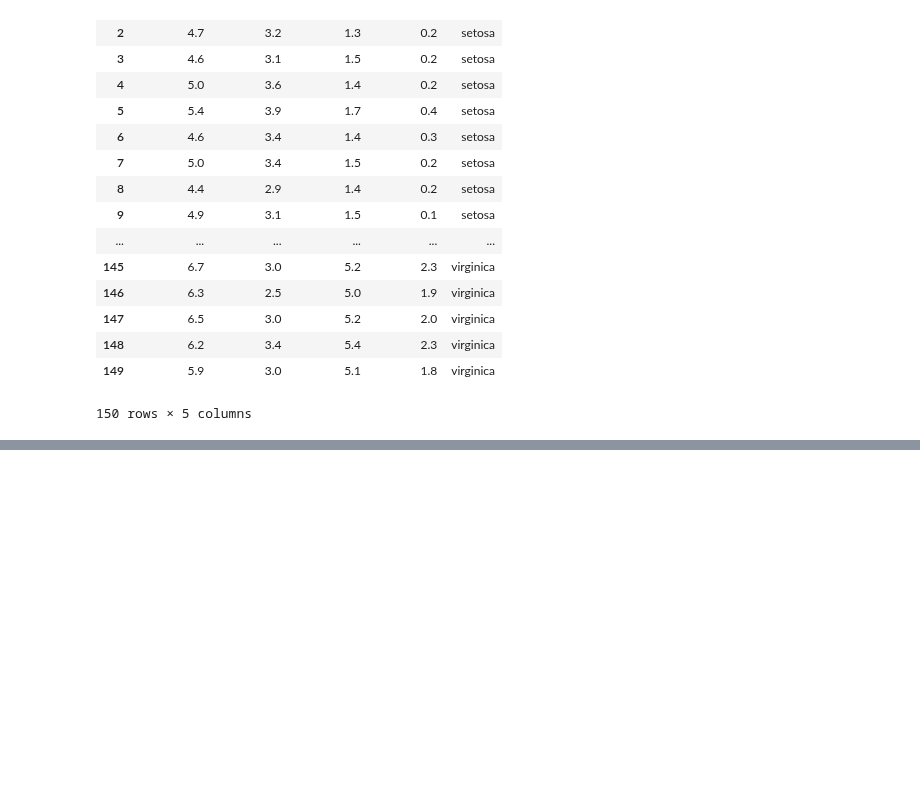
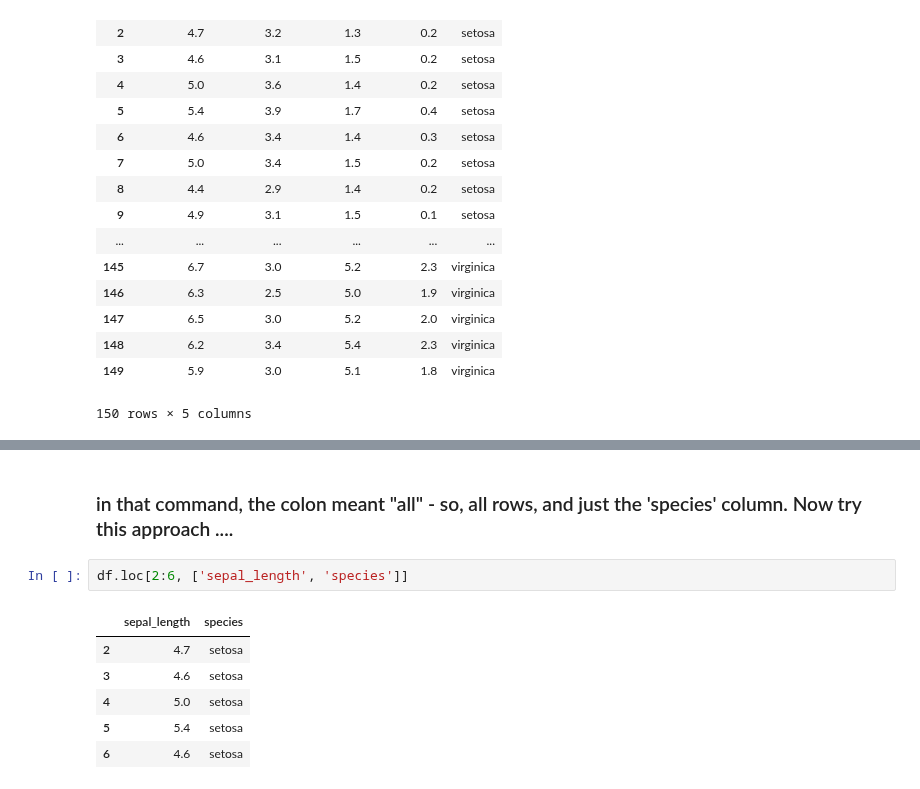
Before and after one commit to Aqua5lad/numpy-random-assignment, a Jupyter notebook: numpy-random.ipynb, the cells around one changed output, grey strips where cells are left out. Drawn from its saved outputs; the diff is of its cells as text; blank space fills up the shorter version.

```diff
--- a/numpy-random.ipynb
+++ b/numpy-random.ipynb
@@ -237,0 +327,11 @@ df
+# %% [markdown]
+### in that command, the colon meant "all" - so, all rows, and just the 'species' column. Now try this approach ....
+# %%
+df.loc[2:6, ['sepal_length', 'species']]
+# %% [output]
+|  | sepal_length | species |
+| 2 | 4.7 | setosa |
+| 3 | 4.6 | setosa |
+| 4 | 5.0 | setosa |
+| 5 | 5.4 | setosa |
+| 6 | 4.6 | setosa |
```
Also changed, not shown: parts of 20 cells of this notebook.
